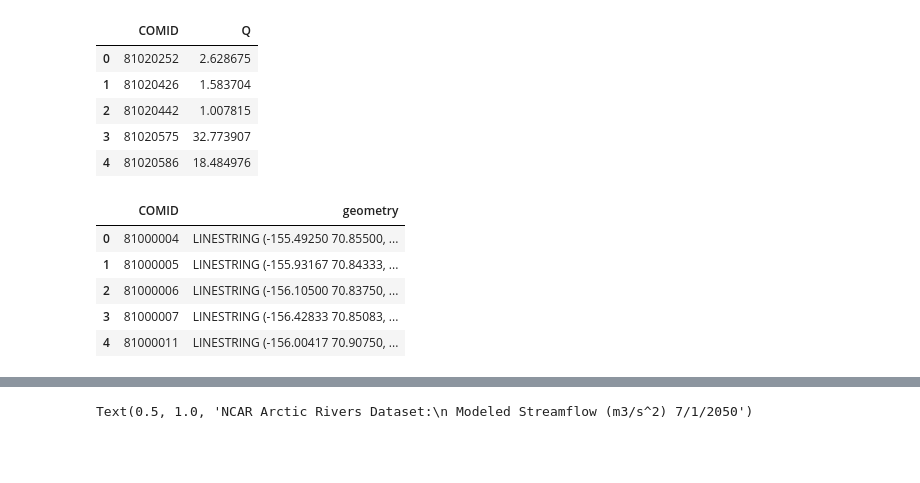
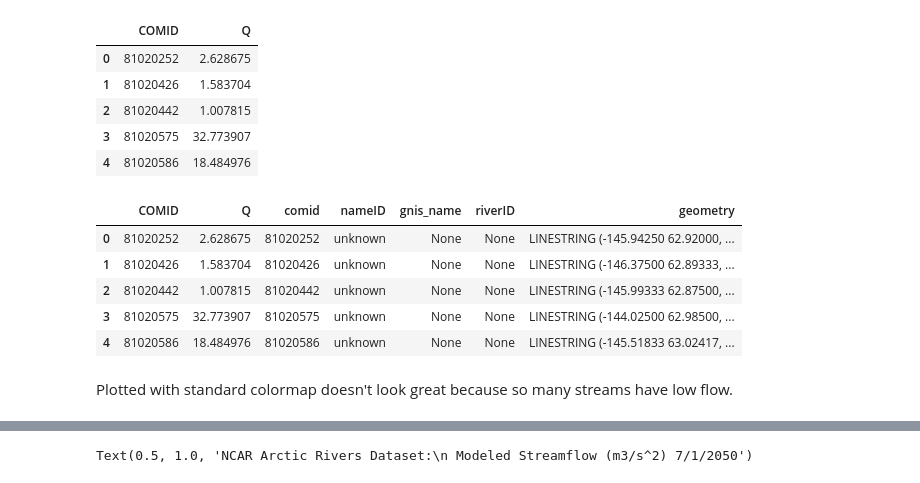
Before and after one commit to ua-snap/arctic_rivers, a Jupyter notebook: merit.ipynb, the cells around one changed output, grey strips where cells are left out. Cells and saved outputs as stored; diff of their text form; code cells hidden in the pictures; blank space fills up the shorter version.

```diff
--- a/merit.ipynb
+++ b/merit.ipynb
@@ -25,16 +149,19 @@ q_df.head()
 | 2 | 81020442 | 1.007815 |
 | 3 | 81020575 | 32.773907 |
 | 4 | 81020586 | 18.484976 |
-# %%
-merit.head()
-# %% [output]
-|  | COMID | geometry |
-| 0 | 81000004 | LINESTRING (-155.49250 70.85500, ... |
-| 1 | 81000005 | LINESTRING (-155.93167 70.84333, ... |
-| 2 | 81000006 | LINESTRING (-156.10500 70.83750, ... |
-| 3 | 81000007 | LINESTRING (-156.42833 70.85083, ... |
-| 4 | 81000011 | LINESTRING (-156.00417 70.90750, ... |
 # %%
-# join the dataframe to the geodataframe
-merit_q = merit.merge(q_df, on='COMID')
+# join the dataframe to the geodataframes
+merit_q_gdf = gpd.GeoDataFrame(
+    q_df.merge(merit_plus, left_on="COMID", right_on="comid"), geometry="geometry"
+)
+merit_q_gdf.head()
+# %% [output]
+|  | COMID | Q | comid | nameID | gnis_name | riverID | geometry |
+| 0 | 81020252 | 2.628675 | 81020252 | unknown | None | None | LINESTRING (-145.94250 62.92000, ... |
+| 1 | 81020426 | 1.583704 | 81020426 | unknown | None | None | LINESTRING (-146.37500 62.89333, ... |
+| 2 | 81020442 | 1.007815 | 81020442 | unknown | None | None | LINESTRING (-145.99333 62.87500, ... |
+| 3 | 81020575 | 32.773907 | 81020575 | unknown | None | None | LINESTRING (-144.02500 62.98500, ... |
+| 4 | 81020586 | 18.484976 | 81020586 | unknown | None | None | LINESTRING (-145.51833 63.02417, ... |
+# %% [markdown]
+Plotted with standard colormap doesn't look great because so many streams have low flow.
 # %%
```
Also changed, not shown: parts of 26 cells of this notebook.
